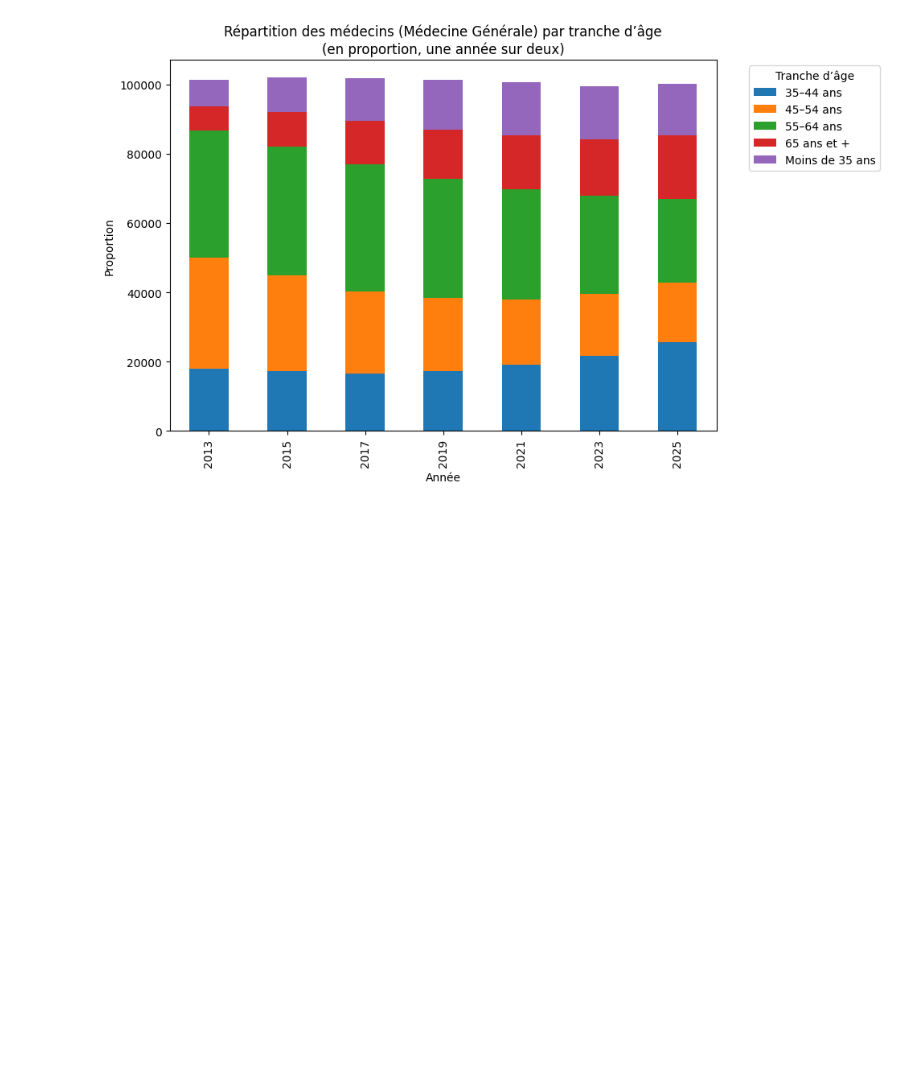
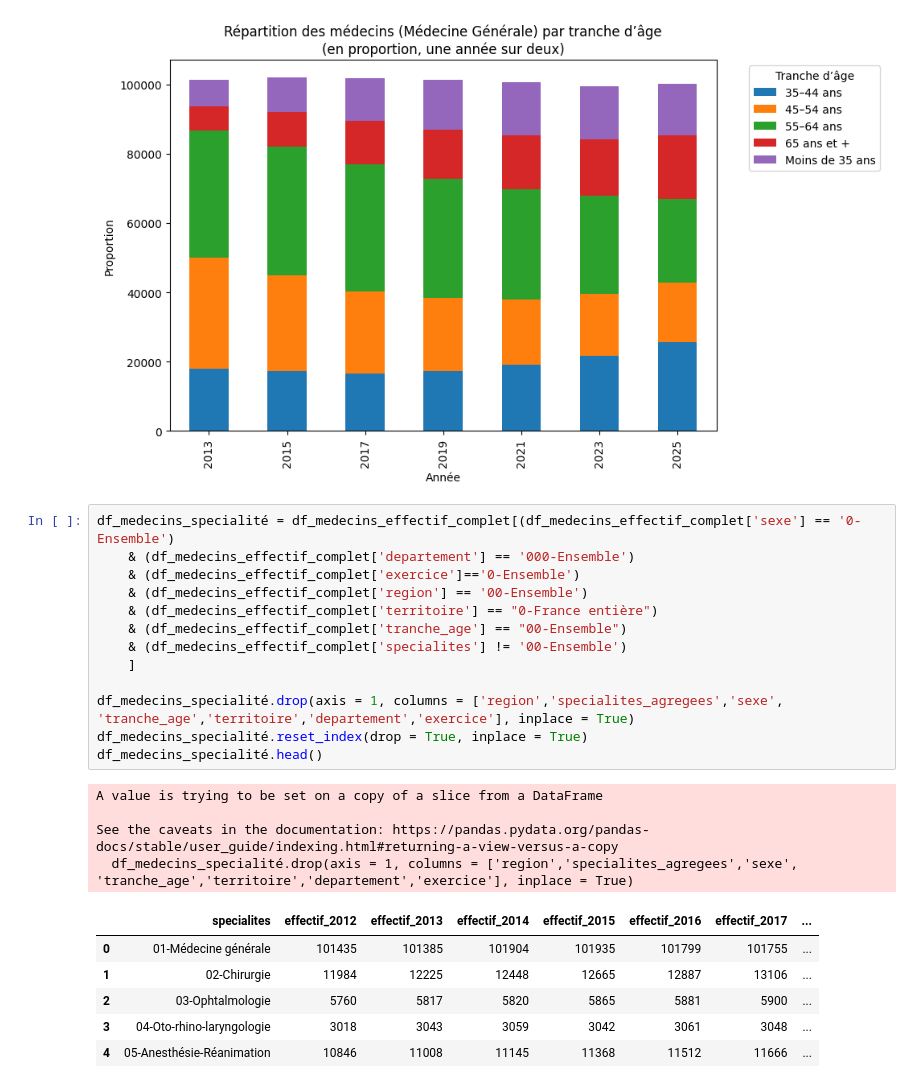
Before and after one commit to dfornier/Python-pour-la-data-science, a Jupyter notebook: StatDesc_2.ipynb, the cells around one changed output. Saved outputs shown, nothing was run; the diff lists cells and outputs as text; blank space fills up the shorter version.

```diff
--- a/StatDesc_2.ipynb
+++ b/StatDesc_2.ipynb
@@ -506,3 +493,27 @@ plt.tight_layout()
 plt.show()
 # %% [output]
 [figure]
+# %%
+df_medecins_specialité = df_medecins_effectif_complet[(df_medecins_effectif_complet['sexe'] == '0-Ensemble')
+    & (df_medecins_effectif_complet['departement'] == '000-Ensemble')
+    & (df_medecins_effectif_complet['exercice']=='0-Ensemble')
+    & (df_medecins_effectif_complet['region'] == '00-Ensemble')
+    & (df_medecins_effectif_complet['territoire'] == "0-France entière")
+    & (df_medecins_effectif_complet['tranche_age'] == "00-Ensemble")
+    & (df_medecins_effectif_complet['specialites'] != '00-Ensemble')
+    ]
+
+df_medecins_specialité.drop(axis = 1, columns = ['region','specialites_agregees','sexe', 'tranche_age','territoire','departement','exercice'], inplace = True)
+df_medecins_specialité.reset_index(drop = True, inplace = True)
+df_medecins_specialité.head()
+# %% [output]
+A value is trying to be set on a copy of a slice from a DataFrame
+
+See the caveats in the documentation: https://pandas.pydata.org/pandas-docs/stable/user_guide/indexing.html#returning-a-view-versus-a-copy
+  df_medecins_specialité.drop(axis = 1, columns = ['region','specialites_agregees','sexe', 'tranche_age','territoire','departement','exercice'], inplace = True)
+|  | specialites | effectif_2012 | effectif_2013 | effectif_2014 | effectif_2015 | effectif_2016 | effectif_2017 | ... |
+| 0 | 01-Médecine générale | 101435 | 101385 | 101904 | 101935 | 101799 | 101755 | ... |
+| 1 | 02-Chirurgie | 11984 | 12225 | 12448 | 12665 | 12887 | 13106 | ... |
+| 2 | 03-Ophtalmologie | 5760 | 5817 | 5820 | 5865 | 5881 | 5900 | ... |
+| 3 | 04-Oto-rhino-laryngologie | 3018 | 3043 | 3059 | 3042 | 3061 | 3048 | ... |
+| 4 | 05-Anesthésie-Réanimation | 10846 | 11008 | 11145 | 11368 | 11512 | 11666 | ... |
```
Also changed, not shown: parts of 8 cells of this notebook, 1 other file.
